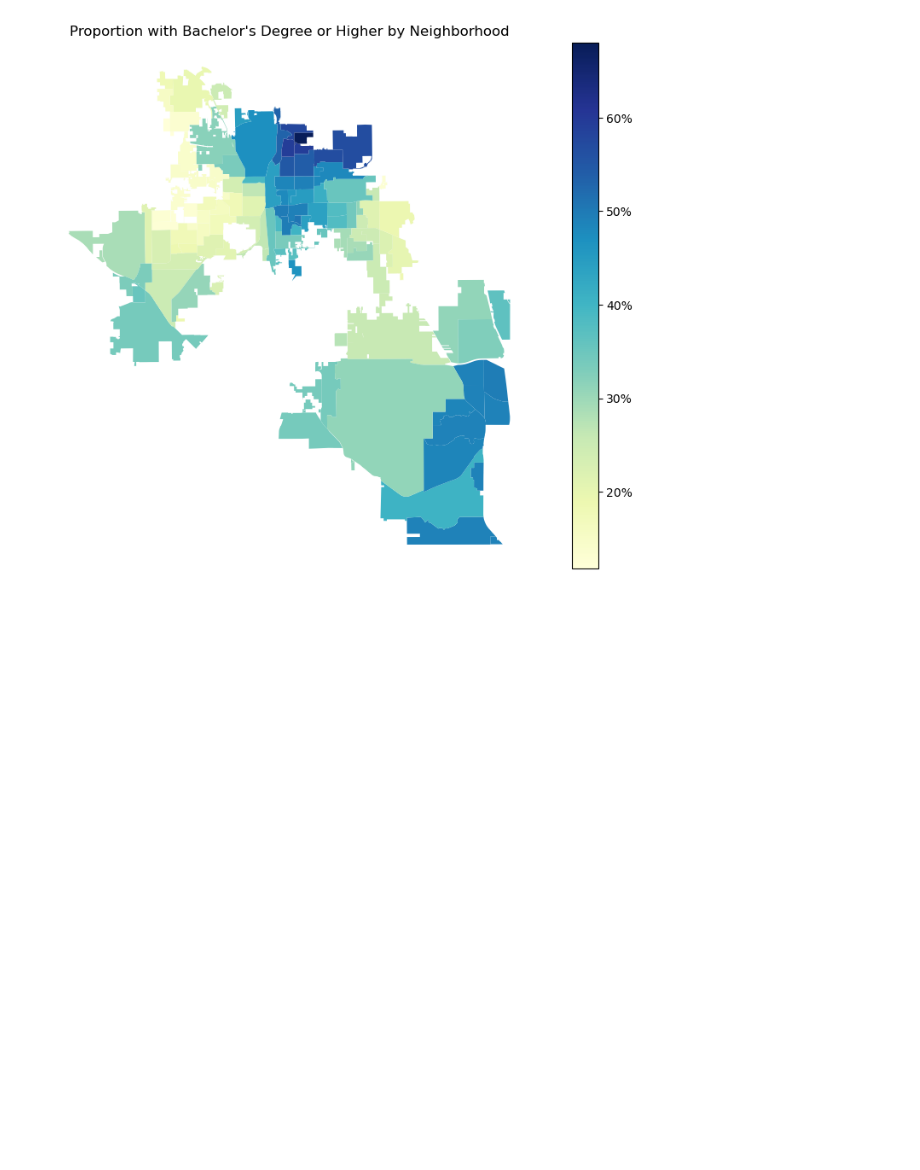
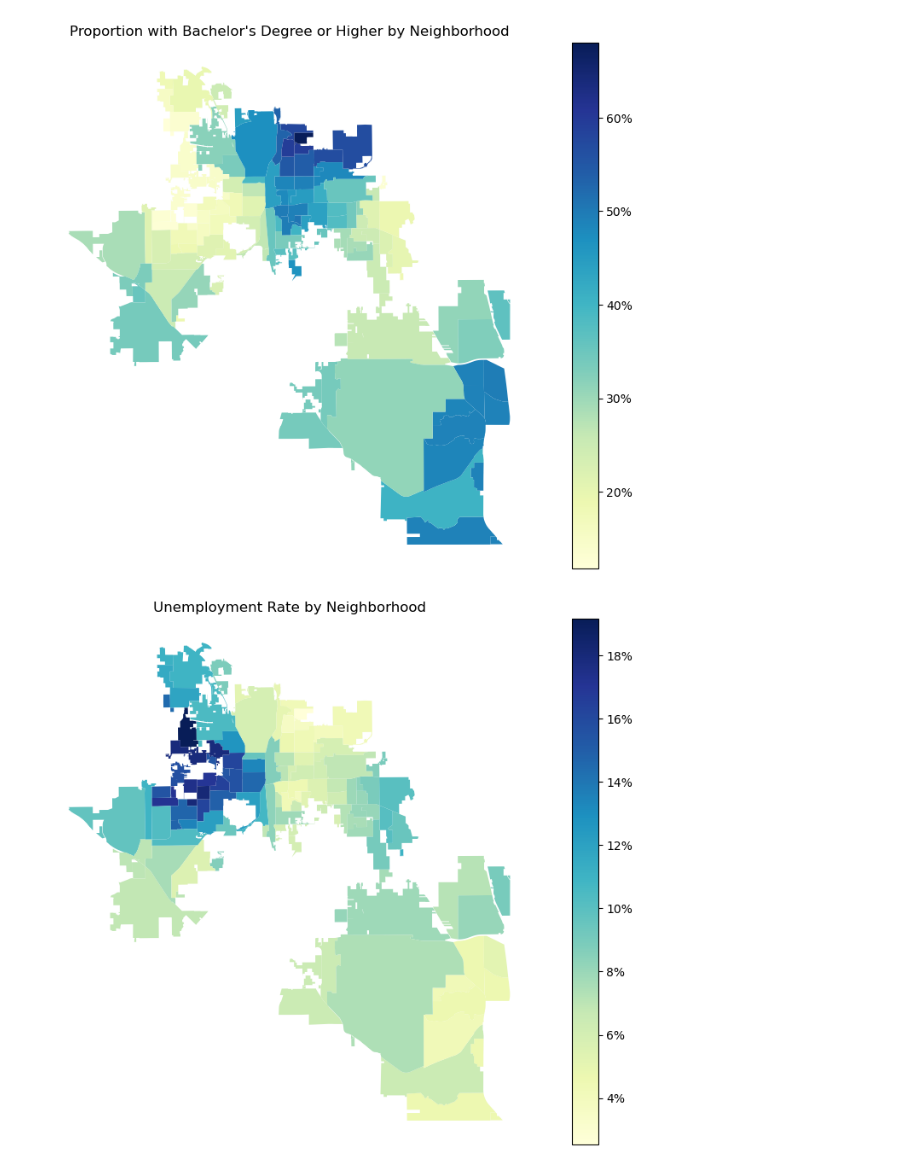
Before and after one commit to dztaylor936/ds2025-group3, a Jupyter notebook: eda.ipynb, the cells around one changed output. Saved outputs shown, nothing was run; the diff lists cells and outputs as text; code cells hidden in the pictures; blank space fills up the shorter version.

Commit message:
added unemployment and crime chloropleths

```diff
--- a/eda.ipynb
+++ b/eda.ipynb
@@ -278,3 +279,57 @@ plt.axis('off')
 plt.show()
 # %% [output]
 [figure]
+# %%
+# Pull data for the proportion of individuals with at least a bachelor's degree
+unemployment_data = []
+
+for year in range(2011, 2023):
+    # Fetch data from the API
+    data = c.acs5.state_county_tract(
+        ('NAME', 'B23025_003E', 'B23025_005E'),
+        states.FL.fips,
+        county_fips='095',
+        tract='*',
+        year=year
+    )
+
+    # Convert the data to a DataFrame
+    unemployment_df = pd.DataFrame(data)
+    unemployment_df['tract'] = unemployment_df['tract'].astype(int)
+    unemployment_df['unemployment'] = unemployment_df['B23025_005E'] / unemployment_df['B23025_003E']
+    unemployment_df = unemployment_df[['tract', 'unemployment']]
+    unemployment_df['tract'] = unemployment_df['tract'].astype(str).str.zfill(6)
+    unemployment_df['year'] = year
+
+    # Append the DataFrame to the list
+    unemployment_data.append(unemployment_df)
+
+# Concatenate all DataFrames in the list into a single DataFrame
+unemployment_dataframe = pd.concat(unemployment_data, ignore_index=True)
+
+# Merge with the GeoDataFrame
+unemployment_gdf = gdf.merge(unemployment_dataframe, left_on='TRACTCE', right_on='tract')
+unemployment_gdf = unemployment_gdf[unemployment_gdf['tract'] != '990000']
+unemployment_mapped_data = gpd.sjoin(unemployment_gdf, orlando_geo, how="inner", predicate="intersects")
+
+# Group by neighborhood and calculate the average unemployment rate for each neighborhood
+neighborhood_unemployment = unemployment_mapped_data.groupby('name')['unemployment'].mean().reset_index()
+
+# Merge the calculated neighborhood unemployment back into the orlando_geo GeoDataFrame
+unemployment_geo = orlando_geo.merge(neighborhood_unemployment, left_on='name', right_on='name', how='left')
+
+# Plot the updated GeoDataFrame with unemployment rate
+fig, ax = plt.subplots(1, 1, figsize=(12, 8))
+unemployment_geo.plot(column='unemployment', cmap='YlGnBu', legend=True, ax=ax)
+
+# Format the legend to display as percentages
+from matplotlib.ticker import FuncFormatter
+formatter = FuncFormatter(lambda x, _: f'{x:.0%}')
+colorbar = ax.get_figure().axes[-1]  # Get the colorbar axis
+colorbar.yaxis.set_major_formatter(formatter)
+
+plt.title("Unemployment Rate by Neighborhood")
+plt.axis('off')
+plt.show()
+# %% [output]
+[figure, added]
```
Also changed, not shown: parts of 3 cells of this notebook.
